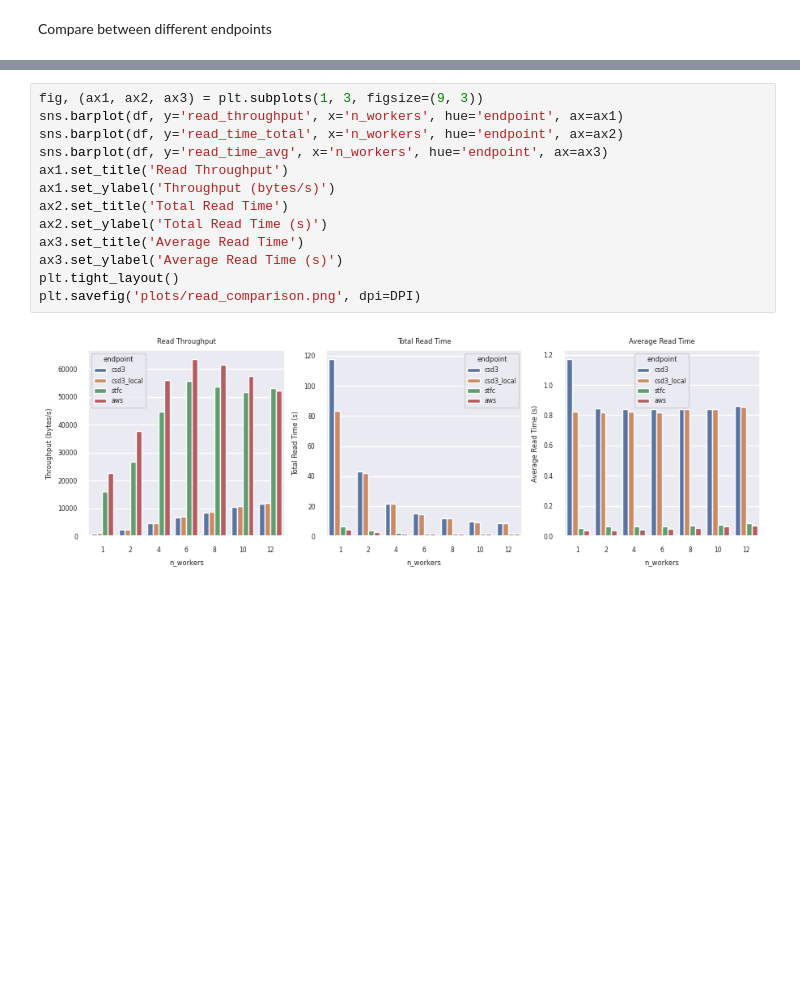
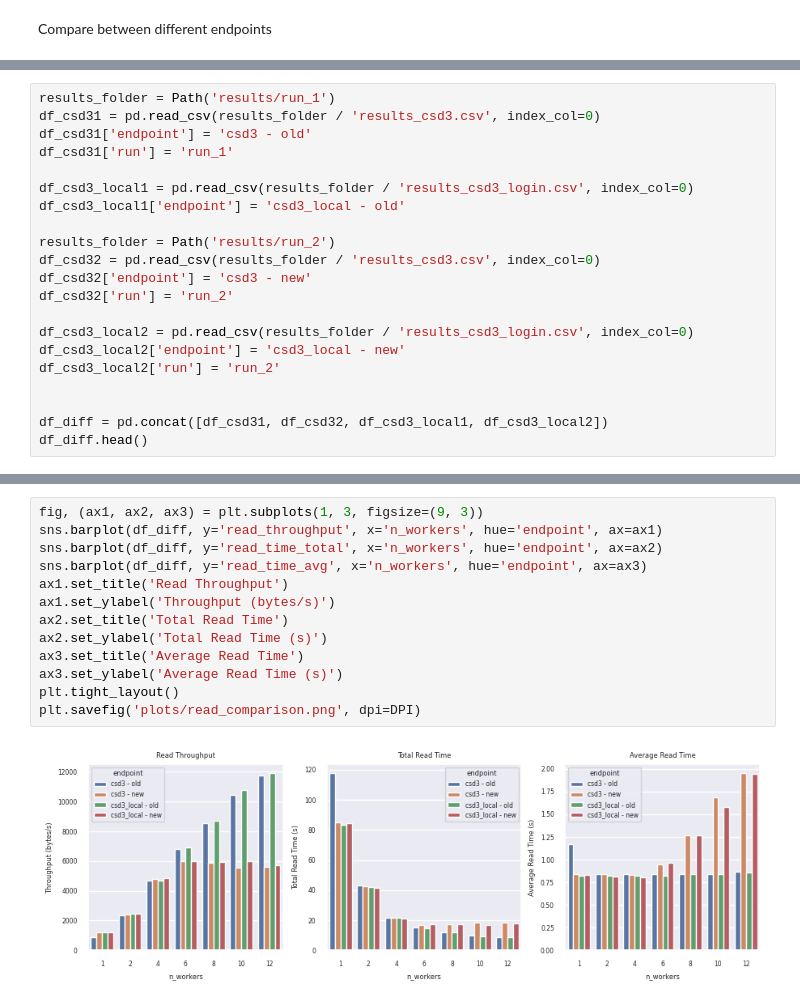
Before and after one commit to samueljackson92/s3-write-tests, a Jupyter notebook: plot_results.ipynb, the cells around one changed output, grey strips where cells are left out. Saved outputs shown, nothing was run; the diff lists cells and outputs as text; blank space fills up the shorter version.

Commit message:
Update results with new plots

```diff
--- a/plot_results.ipynb
+++ b/plot_results.ipynb
@@ -89,0 +105,21 @@ plt.savefig('plots/write_comparison.png', dpi=DPI)
+# %%
+results_folder = Path('results/run_1')
+df_csd31 = pd.read_csv(results_folder / 'results_csd3.csv', index_col=0)
+df_csd31['endpoint'] = 'csd3 - old'
+df_csd31['run'] = 'run_1'
+
+df_csd3_local1 = pd.read_csv(results_folder / 'results_csd3_login.csv', index_col=0)
+df_csd3_local1['endpoint'] = 'csd3_local - old'
+
+results_folder = Path('results/run_2')
+df_csd32 = pd.read_csv(results_folder / 'results_csd3.csv', index_col=0)
+df_csd32['endpoint'] = 'csd3 - new'
+df_csd32['run'] = 'run_2'
+
+df_csd3_local2 = pd.read_csv(results_folder / 'results_csd3_login.csv', index_col=0)
+df_csd3_local2['endpoint'] = 'csd3_local - new'
+df_csd3_local2['run'] = 'run_2'
+
+
+df_diff = pd.concat([df_csd31, df_csd32, df_csd3_local1, df_csd3_local2])
+df_diff.head()
@@ -90,15 +133,15 @@ plt.savefig('plots/write_comparison.png', dpi=DPI)
 # %%
 fig, (ax1, ax2, ax3) = plt.subplots(1, 3, figsize=(9, 3))
-sns.barplot(df, y='read_throughput', x='n_workers', hue='endpoint', ax=ax1)
-sns.barplot(df, y='read_time_total', x='n_workers', hue='endpoint', ax=ax2)
-sns.barplot(df, y='read_time_avg', x='n_workers', hue='endpoint', ax=ax3)
+sns.barplot(df_diff, y='read_throughput', x='n_workers', hue='endpoint', ax=ax1)
+sns.barplot(df_diff, y='read_time_total', x='n_workers', hue='endpoint', ax=ax2)
+sns.barplot(df_diff, y='read_time_avg', x='n_workers', hue='endpoint', ax=ax3)
 ax1.set_title('Read Throughput')
 ax1.set_ylabel('Throughput (bytes/s)')
 ax2.set_title('Total Read Time')
 ax2.set_ylabel('Total Read Time (s)')
 ax3.set_title('Average Read Time')
 ax3.set_ylabel('Average Read Time (s)')
 plt.tight_layout()
 plt.savefig('plots/read_comparison.png', dpi=DPI)
 # %% [output]
-[figure, old version]
+[figure, new version]
```
Also changed, not shown: parts of 9 cells of this notebook, 6 other files.
